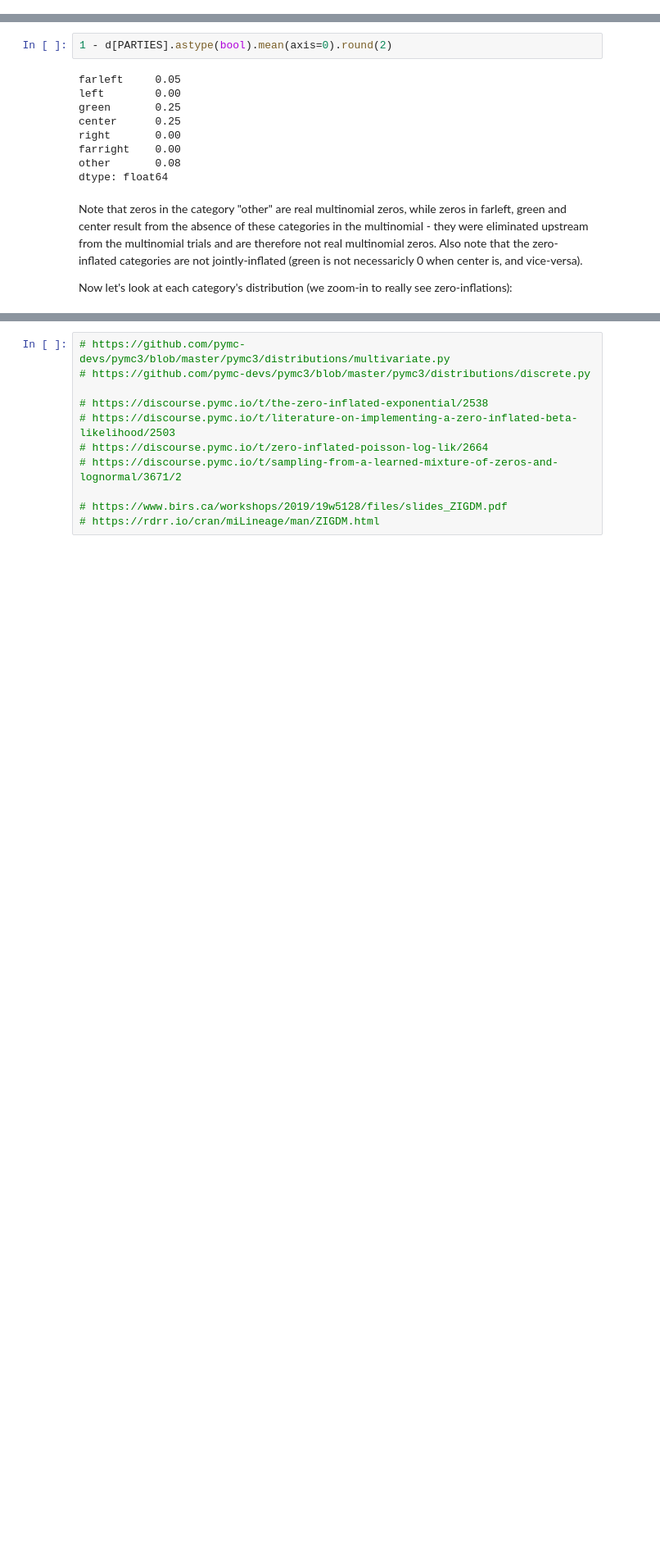
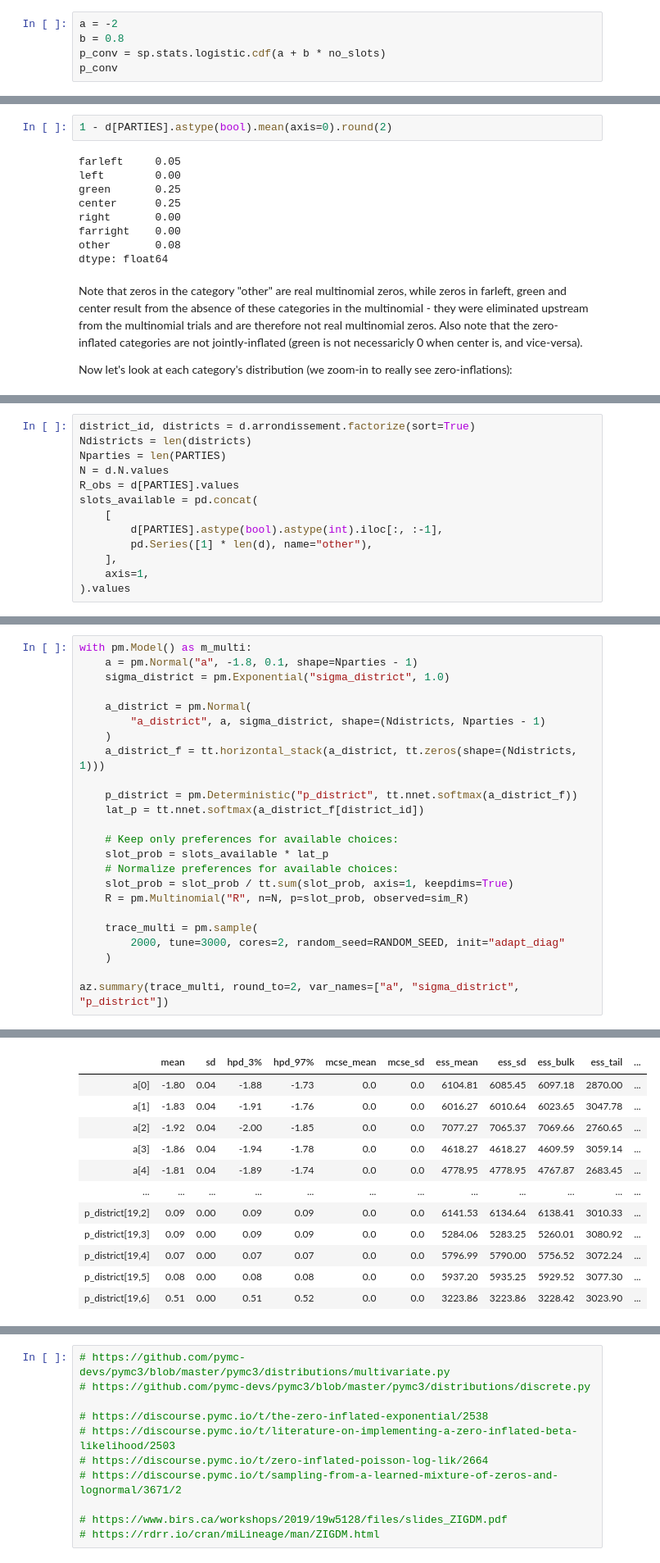
Before and after one commit to pollsposition/models, a Jupyter notebook: fondamentaux/munic_model.ipynb, the cells around one changed output, grey strips where cells are left out. Shown at 82% size. Cells and saved outputs as stored; diff of their text form; blank space fills up the shorter version.

```diff
--- a/fondamentaux/munic_model.ipynb
+++ b/fondamentaux/munic_model.ipynb
@@ -25,0 +81,5 @@ PARTIES = ["farleft", "left", "green", "center", "right", "farright", "other"]
+# %%
+a = -2
+b = 0.8
+p_conv = sp.stats.logistic.cdf(a + b * no_slots)
+p_conv
@@ -76,0 +228,13 @@ That's not the best plot, but we can see that farleft, green and center do have
+# %%
+district_id, districts = d.arrondissement.factorize(sort=True)
+Ndistricts = len(districts)
+Nparties = len(PARTIES)
+N = d.N.values
+R_obs = d[PARTIES].values
+slots_available = pd.concat(
+    [
+        d[PARTIES].astype(bool).astype(int).iloc[:, :-1],
+        pd.Series([1] * len(d), name="other"),
+    ],
+    axis=1,
+).values
@@ -76,0 +272,25 @@ That's not the best plot, but we can see that farleft, green and center do have
+# %%
+with pm.Model() as m_multi:
+    a = pm.Normal("a", -1.8, 0.1, shape=Nparties - 1)
+    sigma_district = pm.Exponential("sigma_district", 1.0)
+
+    a_district = pm.Normal(
+        "a_district", a, sigma_district, shape=(Ndistricts, Nparties - 1)
+    )
+    a_district_f = tt.horizontal_stack(a_district, tt.zeros(shape=(Ndistricts, 1)))
+
+    p_district = pm.Deterministic("p_district", tt.nnet.softmax(a_district_f))
+    lat_p = tt.nnet.softmax(a_district_f[district_id])
+
+    # Keep only preferences for available choices:
+    slot_prob = slots_available * lat_p
+    # Normalize preferences for available choices:
+    slot_prob = slot_prob / tt.sum(slot_prob, axis=1, keepdims=True)
+    R = pm.Multinomial("R", n=N, p=slot_prob, observed=sim_R)
+
+    trace_multi = pm.sample(
+        2000, tune=3000, cores=2, random_seed=RANDOM_SEED, init="adapt_diag"
+    )
+
+az.summary(trace_multi, round_to=2, var_names=["a", "sigma_district", "p_district"])
+# %% [output]
@@ -76,0 +305,12 @@ That's not the best plot, but we can see that farleft, green and center do have
+|  | mean | sd | hpd_3% | hpd_97% | mcse_mean | mcse_sd | ess_mean | ess_sd | ess_bulk | ess_tail | ... |
+| a[0] | -1.80 | 0.04 | -1.88 | -1.73 | 0.0 | 0.0 | 6104.81 | 6085.45 | 6097.18 | 2870.00 | ... |
+| a[1] | -1.83 | 0.04 | -1.91 | -1.76 | 0.0 | 0.0 | 6016.27 | 6010.64 | 6023.65 | 3047.78 | ... |
+| a[2] | -1.92 | 0.04 | -2.00 | -1.85 | 0.0 | 0.0 | 7077.27 | 7065.37 | 7069.66 | 2760.65 | ... |
+| a[3] | -1.86 | 0.04 | -1.94 | -1.78 | 0.0 | 0.0 | 4618.27 | 4618.27 | 4609.59 | 3059.14 | ... |
+| a[4] | -1.81 | 0.04 | -1.89 | -1.74 | 0.0 | 0.0 | 4778.95 | 4778.95 | 4767.87 | 2683.45 | ... |
+| ... | ... | ... | ... | ... | ... | ... | ... | ... | ... | ... | ... |
+| p_district[19,2] | 0.09 | 0.00 | 0.09 | 0.09 | 0.0 | 0.0 | 6141.53 | 6134.64 | 6138.41 | 3010.33 | ... |
+| p_district[19,3] | 0.09 | 0.00 | 0.09 | 0.09 | 0.0 | 0.0 | 5284.06 | 5283.25 | 5260.01 | 3080.92 | ... |
+| p_district[19,4] | 0.07 | 0.00 | 0.07 | 0.07 | 0.0 | 0.0 | 5796.99 | 5790.00 | 5756.52 | 3072.24 | ... |
+| p_district[19,5] | 0.08 | 0.00 | 0.08 | 0.08 | 0.0 | 0.0 | 5937.20 | 5935.25 | 5929.52 | 3077.30 | ... |
+| p_district[19,6] | 0.51 | 0.00 | 0.51 | 0.52 | 0.0 | 0.0 | 3223.86 | 3223.86 | 3228.42 | 3023.90 | ... |
```
Also changed, not shown: parts of 15 cells of this notebook.
